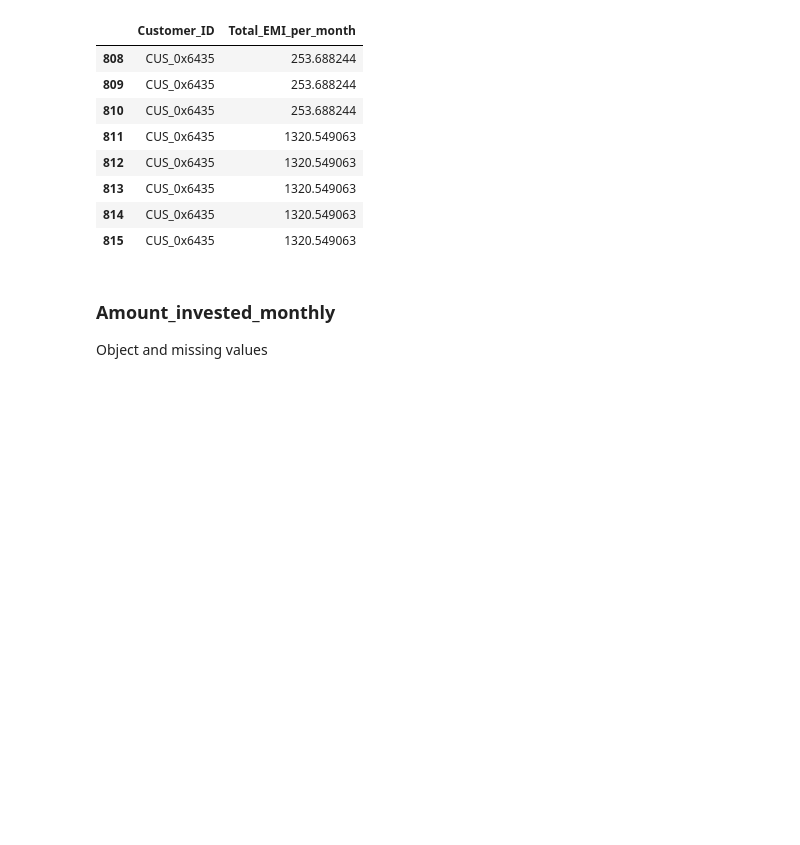
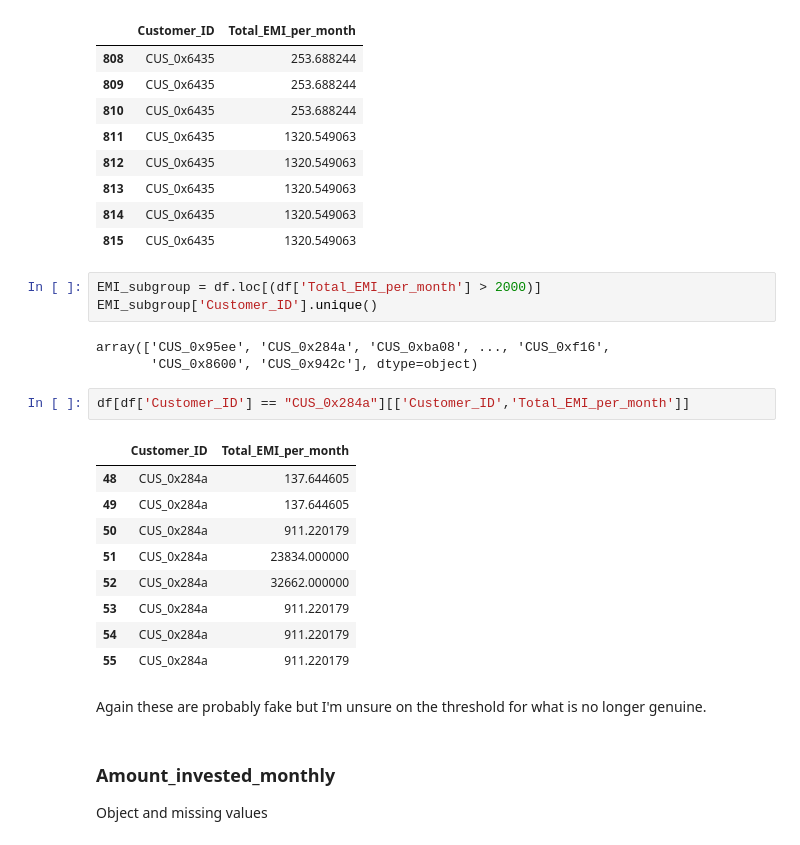
Before and after one commit to jackhenshaw/creditScore, a Jupyter notebook: data_cleaning.ipynb, the cells around one changed output. Drawn from its saved outputs; the diff is of its cells as text; blank space fills up the shorter version.

```diff
--- a/data_cleaning.ipynb
+++ b/data_cleaning.ipynb
@@ -1140,6 +1199,26 @@ df[df['Customer_ID'] == "CUS_0x6435"][['Customer_ID','Total_EMI_per_month']]
 | 813 | CUS_0x6435 | 1320.549063 |
 | 814 | CUS_0x6435 | 1320.549063 |
 | 815 | CUS_0x6435 | 1320.549063 |
+# %%
+EMI_subgroup = df.loc[(df['Total_EMI_per_month'] > 2000)]
+EMI_subgroup['Customer_ID'].unique()
+# %% [output]
+array(['CUS_0x95ee', 'CUS_0x284a', 'CUS_0xba08', ..., 'CUS_0xf16',
+       'CUS_0x8600', 'CUS_0x942c'], dtype=object)
+# %%
+df[df['Customer_ID'] == "CUS_0x284a"][['Customer_ID','Total_EMI_per_month']]
+# %% [output]
+|  | Customer_ID | Total_EMI_per_month |
+| 48 | CUS_0x284a | 137.644605 |
+| 49 | CUS_0x284a | 137.644605 |
+| 50 | CUS_0x284a | 911.220179 |
+| 51 | CUS_0x284a | 23834.000000 |
+| 52 | CUS_0x284a | 32662.000000 |
+| 53 | CUS_0x284a | 911.220179 |
+| 54 | CUS_0x284a | 911.220179 |
+| 55 | CUS_0x284a | 911.220179 |
+# %% [markdown]
+Again these are probably fake but I'm unsure on the threshold for what is no longer genuine.
 # %% [markdown]
 ### Amount_invested_monthly
 Object and missing values
```
Also changed, not shown: parts of 21 cells of this notebook, 6 other files.
